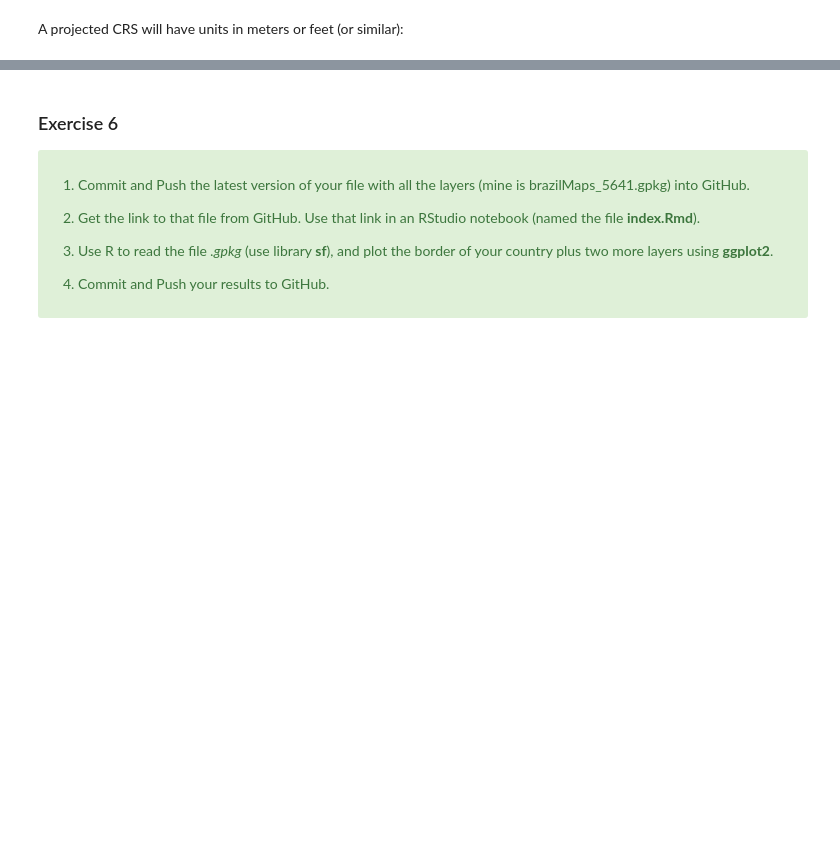
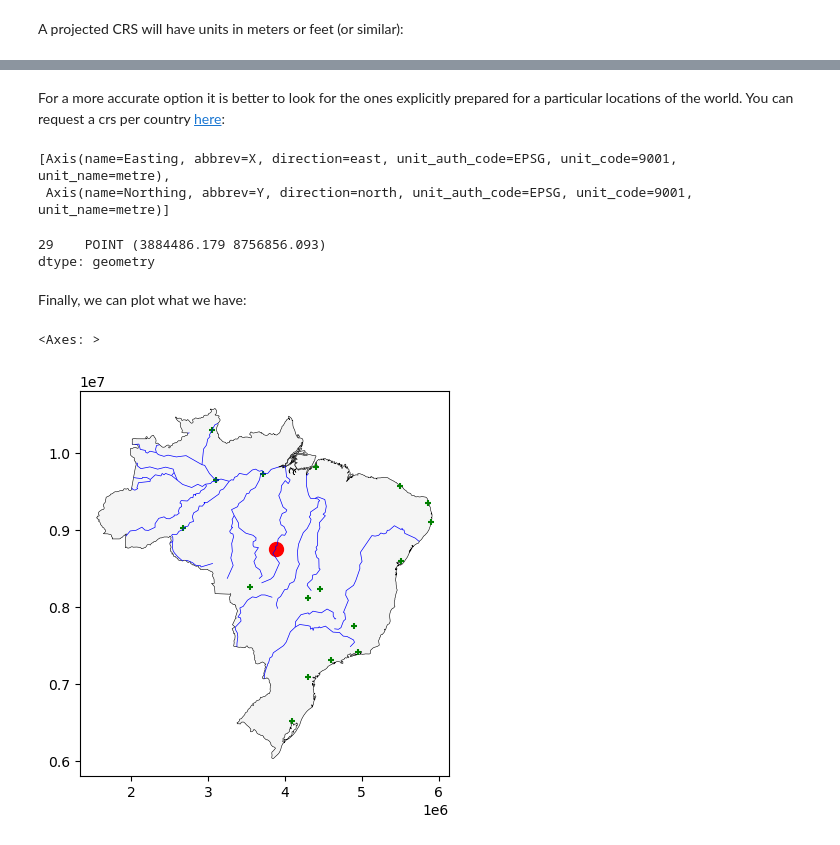
Before and after one commit to PythonVersusR/DataStructures_spatial, a Jupyter notebook: Geometries.ipynb, the cells around one changed output, grey strips where cells are left out. Saved outputs shown, nothing was run; the diff lists cells and outputs as text; code cells hidden in the pictures; blank space fills up the shorter version.

```diff
--- a/Geometries.ipynb
+++ b/Geometries.ipynb
@@ -185,11 +245,11 @@ cities.plot(marker='.', color='red', markersize=1,alpha=0.7,
 
 You can subset your map by *filtering*:
 # %%
-brazil=countries[countries.COUNTRY=='Brazil']
+brazil=countriesJson[countriesJson.COUNTRY=='Brazil']
 # %% [markdown]
 But you can also subset by *clipping*, as sometimes other data frames may not have the same fields for filtering:
 # %%
-cities_clipped = gpd.clip(gdf=cities,
+citiesBrazil_clipped = gpd.clip(gdf=citiesJson,
                           mask=brazil)
-rivers_clipped = gpd.clip(gdf=rivers,
+riversBrazil_clipped = gpd.clip(gdf=riversJson,
                                mask=brazil)
@@ -851,14 +271,26 @@ Let's not save these last changes.
-# %% [markdown]
-### Exercise 6
-
-<div class="alert-success">
-
-1. Commit and Push the latest version of your file with all the layers (mine is brazilMaps_5641.gpkg) into GitHub.
-
-2. Get the link to that file from GitHub. Use that link in an RStudio notebook (named the file **index.Rmd**).
-
-3. Use R to read the file *.gpkg* (use library **sf**), and plot the border of your country plus two more layers using **ggplot2**.
-
-4. Commit and Push your results to GitHub.
-
-</div>
+# %% [markdown]
+For a more accurate option it is better to look for the ones explicitly prepared for a particular locations of the world. You can request a crs per country [here](https://epsg.io/?q=brazil+kind%3APROJCRS):
+# %%
+# recommended for Brazil (meters)
+brazil.to_crs(5641).crs.axis_info
+# %% [output]
+[Axis(name=Easting, abbrev=X, direction=east, unit_auth_code=EPSG, unit_code=9001, unit_name=metre),
+ Axis(name=Northing, abbrev=Y, direction=north, unit_auth_code=EPSG, unit_code=9001, unit_name=metre)]
+# %%
+# this works
+brazil.to_crs(5641).centroid
+# %% [output]
+29    POINT (3884486.179 8756856.093)
+dtype: geometry
+# %% [markdown]
+Finally, we can plot what we have:
+# %%
+# replotting:
+
+base5641=brazil.to_crs(5641).plot(facecolor="whitesmoke", edgecolor='black', linewidth=0.4,figsize=(5,5))
+brazil.to_crs(5641).centroid.plot(color='red',markersize=100,ax=base5641)
+citiesBrazil_clipped.to_crs(5641).plot(marker='+', color='green', markersize=15,ax=base5641)
+riversBrazil_clipped.to_crs(5641).plot(edgecolor='blue', linewidth=0.5,ax=base5641)
+# %% [output]
+<Axes: >
+[figure, added]
```
Also changed, not shown: parts of 170 cells of this notebook, 3 other files.
